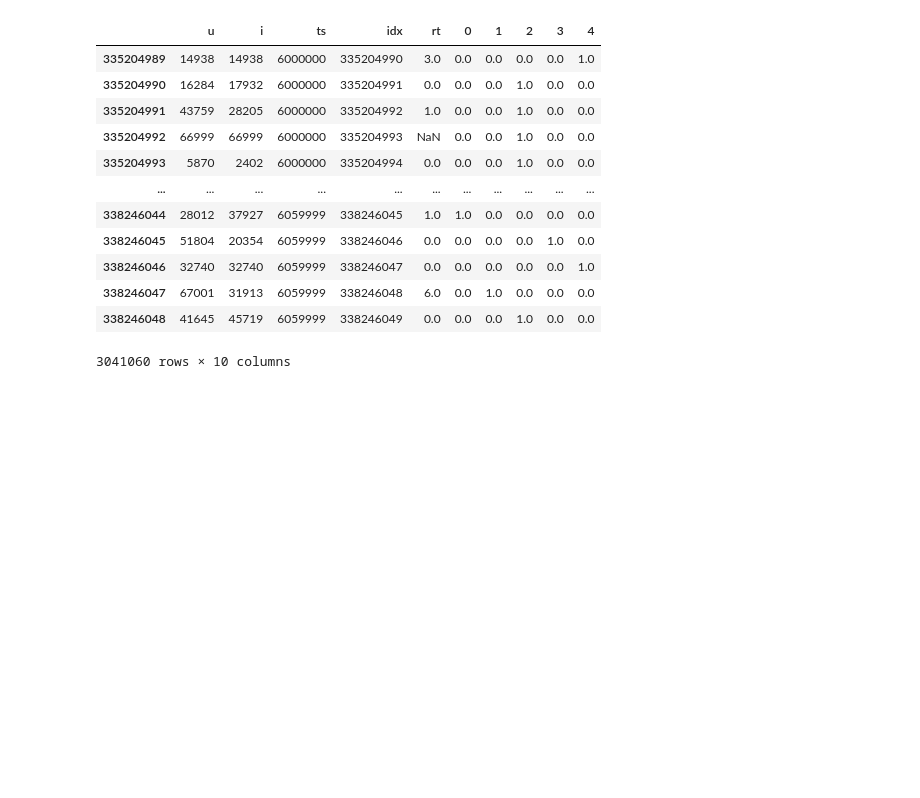
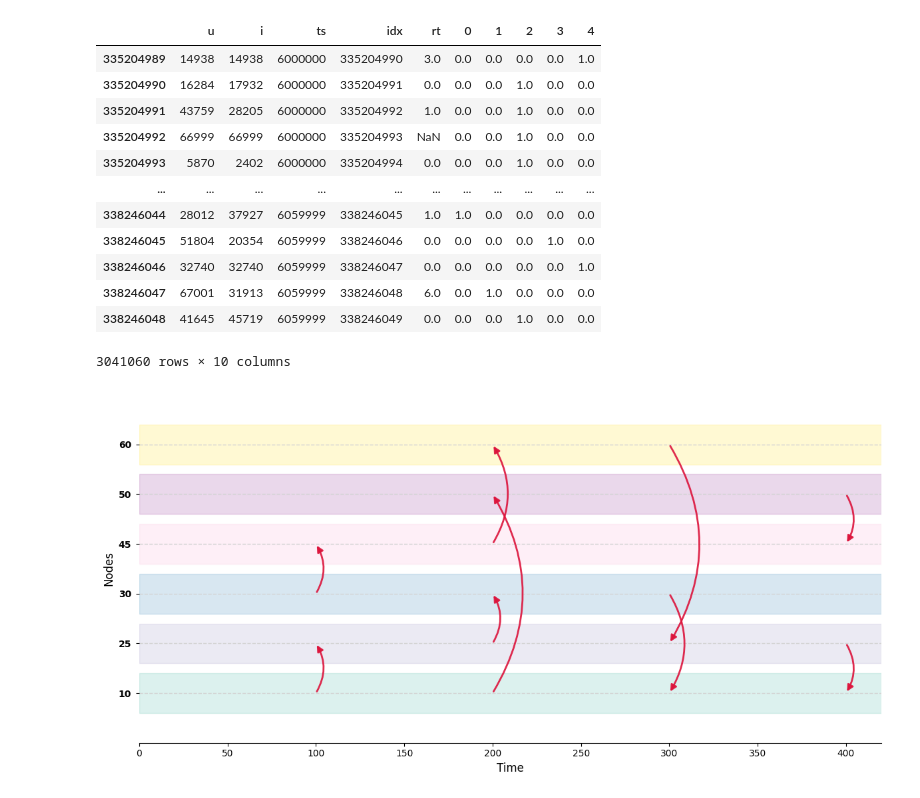
Before and after one commit to ashfaq1701/temporal-random-walk-test, a Jupyter notebook: test.ipynb, the cells around one changed output. Cells and saved outputs as stored; diff of their text form; code cells hidden in the pictures; blank space fills up the shorter version.

Commit message:
Added function for contact sequence

```diff
--- a/test.ipynb
+++ b/test.ipynb
@@ -62,0 +135,14 @@ df
+# %%
+plot_contact_sequence([
+    (10, 25, 100),
+    (30, 45, 100),
+    (25, 30, 200),
+    (45, 60, 200),
+    (10, 50, 200),
+    (30, 10, 300),
+    (60, 25, 300),
+    (50, 45, 400),
+    (25, 10, 400)
+])
+# %% [output]
+[figure, added]
```
Also changed, not shown: parts of 1 cell of this notebook, 2 other files.
